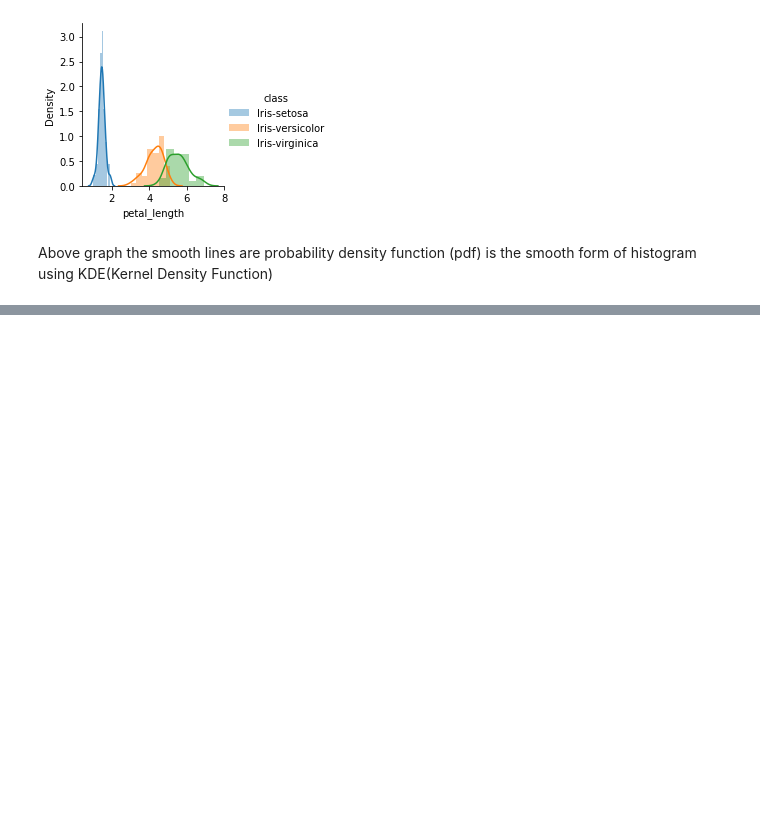
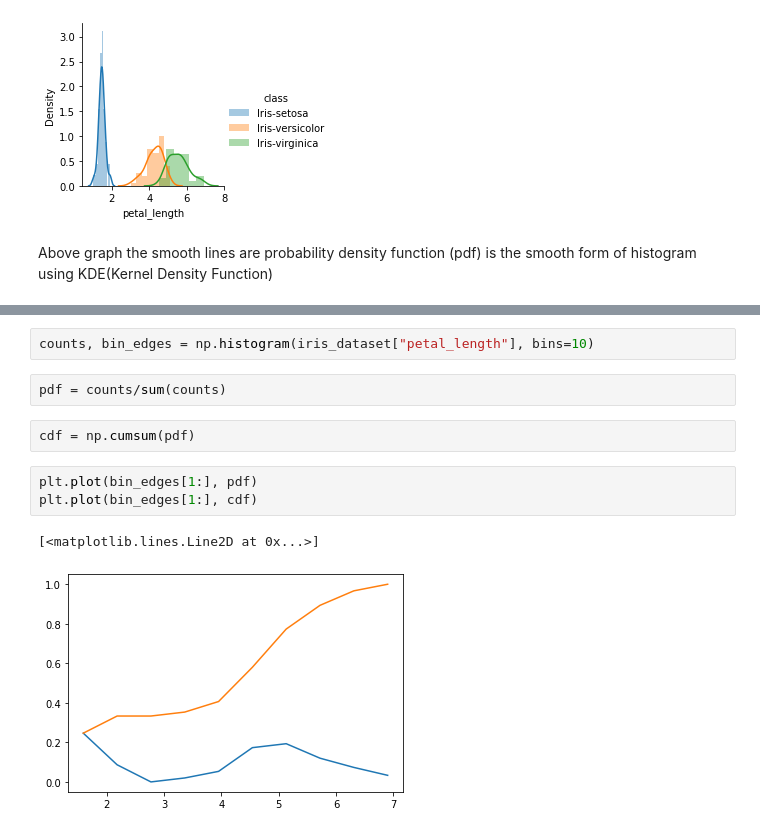
Before and after one commit to vijananish/exploratory-data-analysis, a Jupyter notebook: iris-dataset/iris-dataset.ipynb, the cells around one changed output, grey strips where cells are left out. Cells and saved outputs as stored; diff of their text form; blank space fills up the shorter version.

```diff
--- a/iris-dataset/iris-dataset.ipynb
+++ b/iris-dataset/iris-dataset.ipynb
@@ -86,0 +108,12 @@ Above graph the smooth lines are probability density function (pdf) is the smoot
+# %%
+counts, bin_edges = np.histogram(iris_dataset["petal_length"], bins=10)
+# %%
+pdf = counts/sum(counts)
+# %%
+cdf = np.cumsum(pdf)
+# %%
+plt.plot(bin_edges[1:], pdf)
+plt.plot(bin_edges[1:], cdf)
+# %% [output]
+[<matplotlib.lines.Line2D at 0x...>]
+[figure, added]
```
Also changed, not shown: parts of 9 cells of this notebook.
